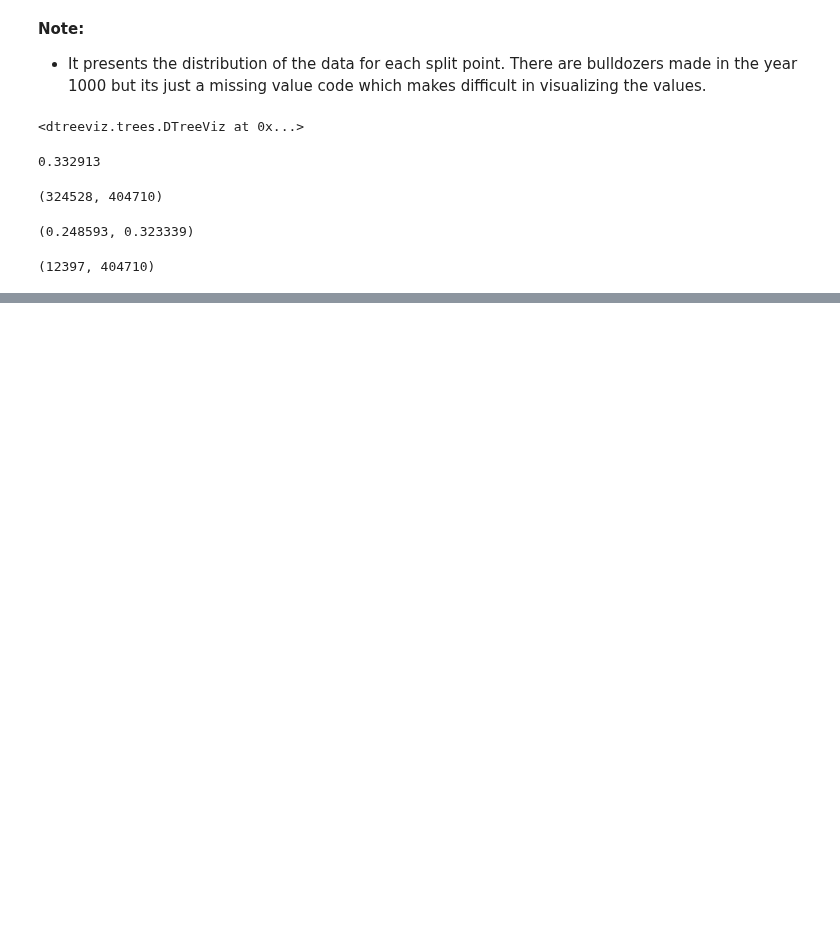
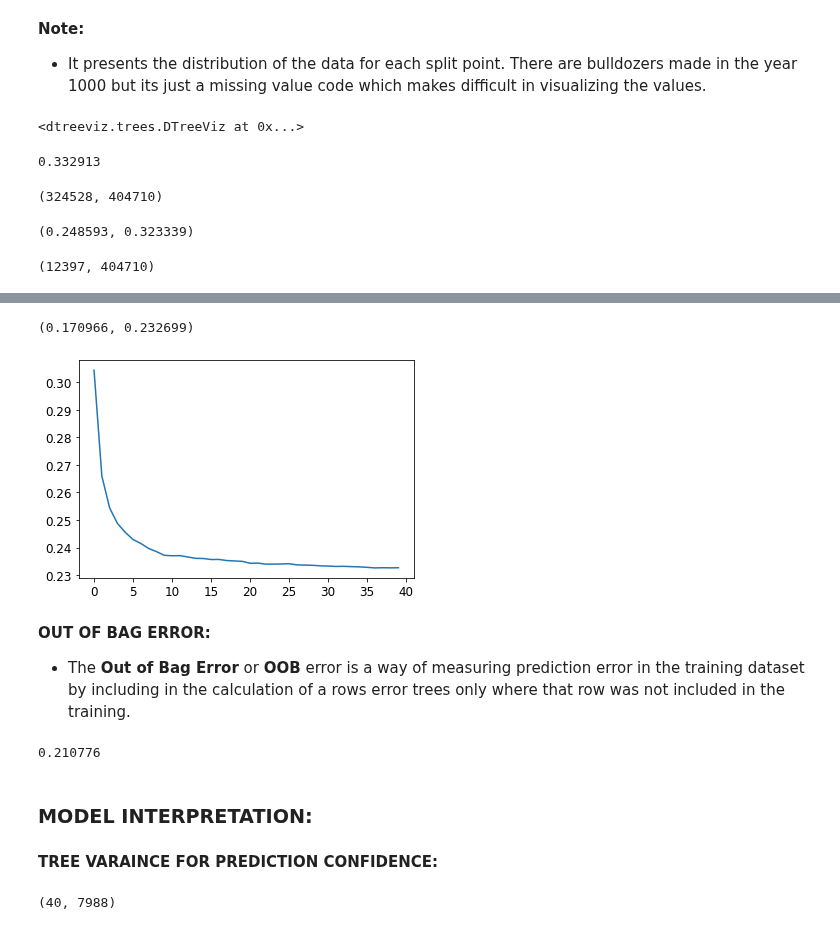
Before and after one commit to ThinamXx/Fastai, a Jupyter notebook: 8. Tabular Modeling/TabularModel.ipynb, the cells around one changed output, grey strips where cells are left out. Drawn from its saved outputs; the diff is of its cells as text; code cells hidden in the pictures; blank space fills up the shorter version.

```diff
--- a/8. Tabular Modeling/TabularModel.ipynb
+++ b/8. Tabular Modeling/TabularModel.ipynb
@@ -217,0 +221,41 @@ m.get_n_leaves(), len(xs)
+# %%
+#@ CREATING RANDOM FOREST: OPTIMAL PARAMETERS:
+def rf(xs, y, n_estimators=40, max_samples=200_000,                                    # Initializing 40 DT.
+       max_features=0.5, min_samples_leaf=5, **kwargs):                                # Defining Function.
+    return RandomForestRegressor(n_jobs=-1, n_estimators=n_estimators,
+                                 max_samples=max_samples, max_features=max_features,   # Initializing Rows and Columns.
+                                 min_samples_leaf=min_samples_leaf,                    # Initializing Stopping Criterion.
+                                 oob_score=True).fit(xs, y)                            # Initializing Training.
+
+#@ IMPLEMENTATION OF RANDOM FOREST:
+m = rf(xs, y);                                                                         # Creating Random Forest.
+
+#@ INSPECITNG RMSE:
+m_rmse(m, xs, y), m_rmse(m, valid_xs, valid_y)                                         # Inspecting the RMSE.
+# %% [output]
+(0.170966, 0.232699)
+# %%
+#@ INSPECTING THE IMPACT OF ESTIMATORS:
+preds = np.stack([t.predict(valid_xs) for t in m.estimators_])                         # Getting Predictions.
+r_mse(preds.mean(0), valid_y)                                                          # Inspecting RMSE.
+plt.plot([r_mse(preds[:i+1].mean(0), valid_y) for i in range(40)]);                    # Inspecting RMSE.
+# %% [output]
+[figure, added]
+# %% [markdown]
+**OUT OF BAG ERROR:**
+- The **Out of Bag Error** or **OOB** error is a way of measuring prediction error in the training dataset by including in the calculation of a rows error trees only where that row was not included in the training.
+# %%
+#@ INSPECTING OOB ERROR:
+r_mse(m.oob_prediction_, y)
+# %% [output]
+0.210776
+# %% [markdown]
+### **MODEL INTERPRETATION:**
+# %% [markdown]
+**TREE VARAINCE FOR PREDICTION CONFIDENCE:**
+# %%
+#@ GETTING PREDICTIONS:
+preds = np.stack([t.predict(valid_xs) for t in m.estimators_])       # Getting Predictions.
+preds.shape                                                          # Inspecting Shape.
+# %% [output]
+(40, 7988)
```
Also changed, not shown: parts of 5 cells of this notebook.
